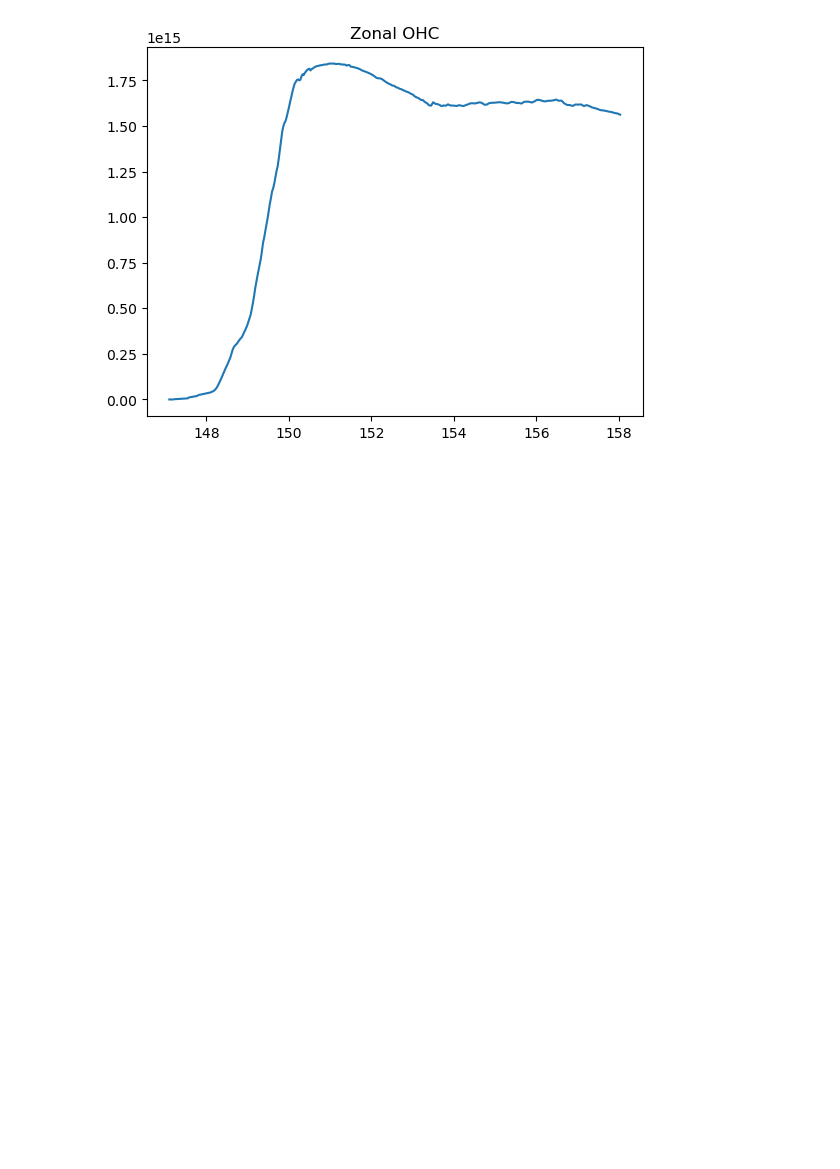
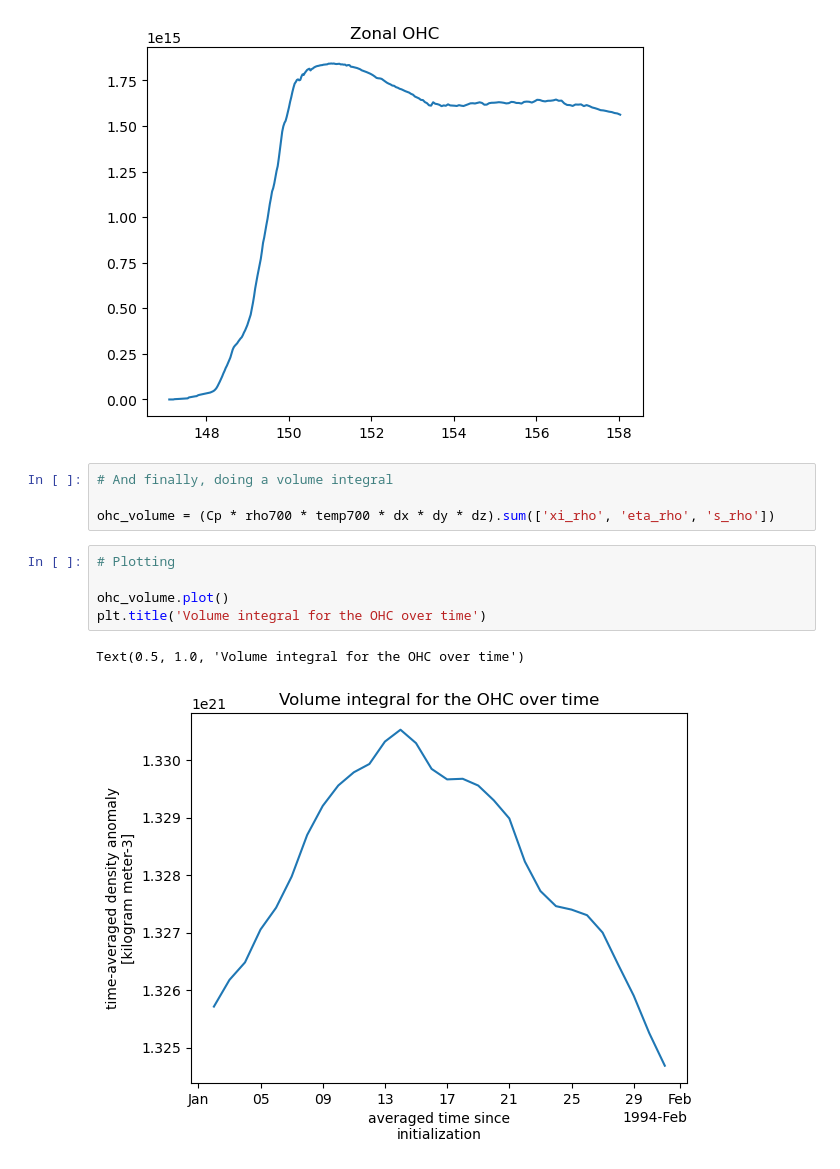
Before and after one commit to ACCESS-Community-Hub/coastal-commons, a Jupyter notebook: Recipes/OHC_calculation.ipynb, the cells around one changed output. Saved outputs shown, nothing was run; the diff lists cells and outputs as text; blank space fills up the shorter version.

Commit message:
added volume integral to OHC

```diff
--- a/Recipes/OHC_calculation.ipynb
+++ b/Recipes/OHC_calculation.ipynb
@@ -116,3 +116,15 @@ plt.title('Zonal OHC')
 Text(0.5, 1.0, 'Zonal OHC')
 [figure]
 [figure]
+# %%
+# And finally, doing a volume integral
+
+ohc_volume = (Cp * rho700 * temp700 * dx * dy * dz).sum(['xi_rho', 'eta_rho', 's_rho'])
+# %%
+# Plotting
+
+ohc_volume.plot()
+plt.title('Volume integral for the OHC over time')
+# %% [output]
+Text(0.5, 1.0, 'Volume integral for the OHC over time')
+[figure, added]
```
Also changed, not shown: parts of 1 cell of this notebook.
